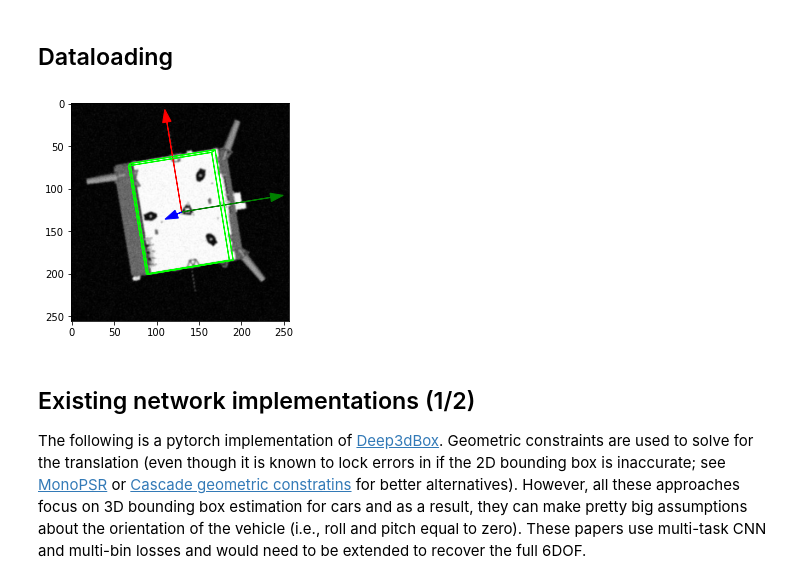
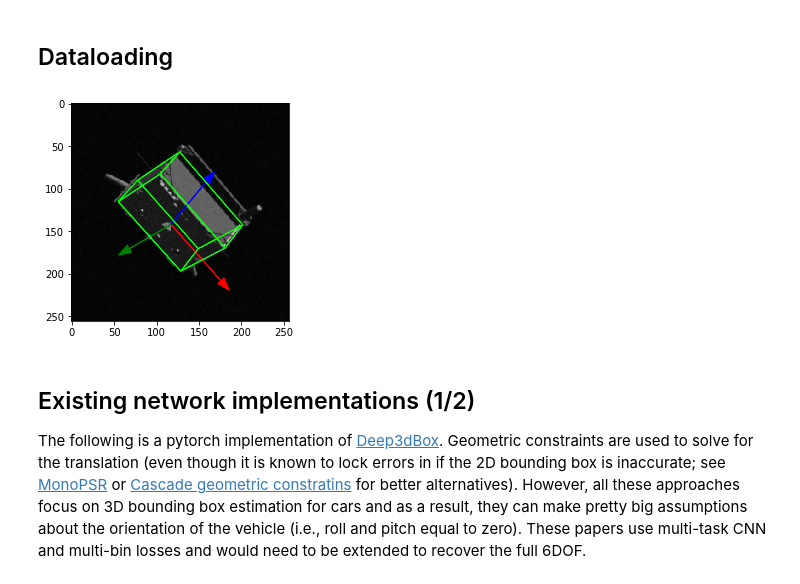
Before and after one commit to jazzalin/spacecraft-pose-estimation, a Jupyter notebook: model/model.ipynb, the cells around one changed output. Drawn from its saved outputs; the diff is of its cells as text; code cells hidden in the pictures.

```diff
--- a/model/model.ipynb
+++ b/model/model.ipynb
@@ -130,7 +132,7 @@ val_transform = JointCompose([
 # NOTE: we don't have the labels for the test set, so we need to split the training set
 training_dataset = SpeedDataset(
     split="train",
-    split_index=1000, # used to make a smaller training set for dev
+    split_index=100, # used to make a smaller training set for dev
     speed_root=dataset_root_dir,
     annotations_root=annotations_root_dir,
     transform=train_transform
@@ -152,11 +154,11 @@ sanity_dataset = SpeedDataset(
 # )
 # %%
 # TEST
-sample, target = training_dataset[217]
+sample, target = training_dataset[17]
 image1, label1 = JointRescrop((256, 256))(tF.to_pil_image(sample), target.numpy())
 training_dataset.visualize(image1, label1, factor=0.6, bbox=True)
 # %% [output]
-[figure, old version]
+[figure, new version]
 # %%
 (train_len, test_len) = (int(0.85*len(training_dataset)), int(0.15*len(training_dataset)))
 assert train_len + test_len == len(training_dataset)
```
Also changed, not shown: parts of 14 cells of this notebook.
